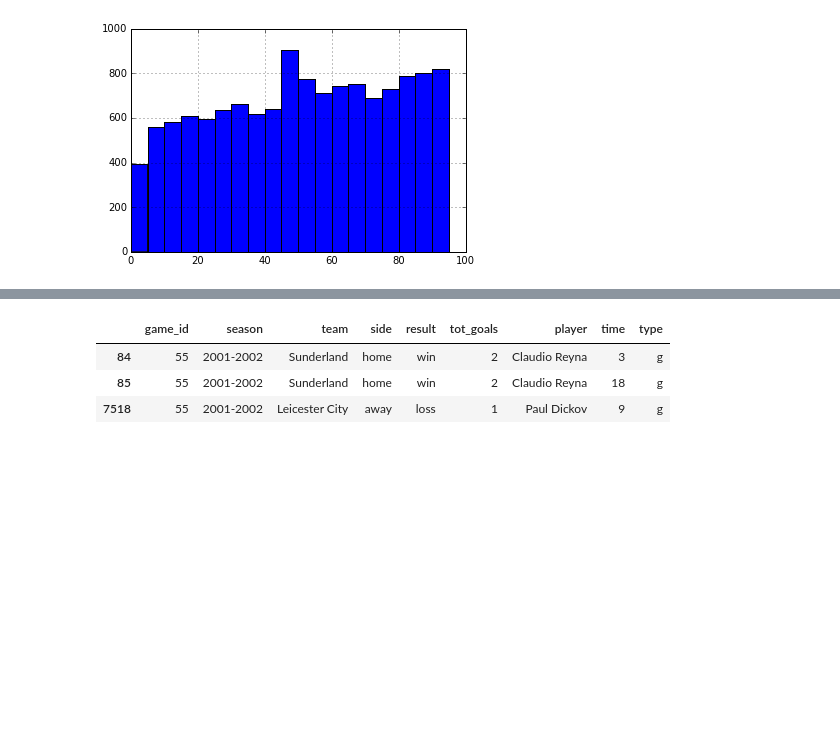
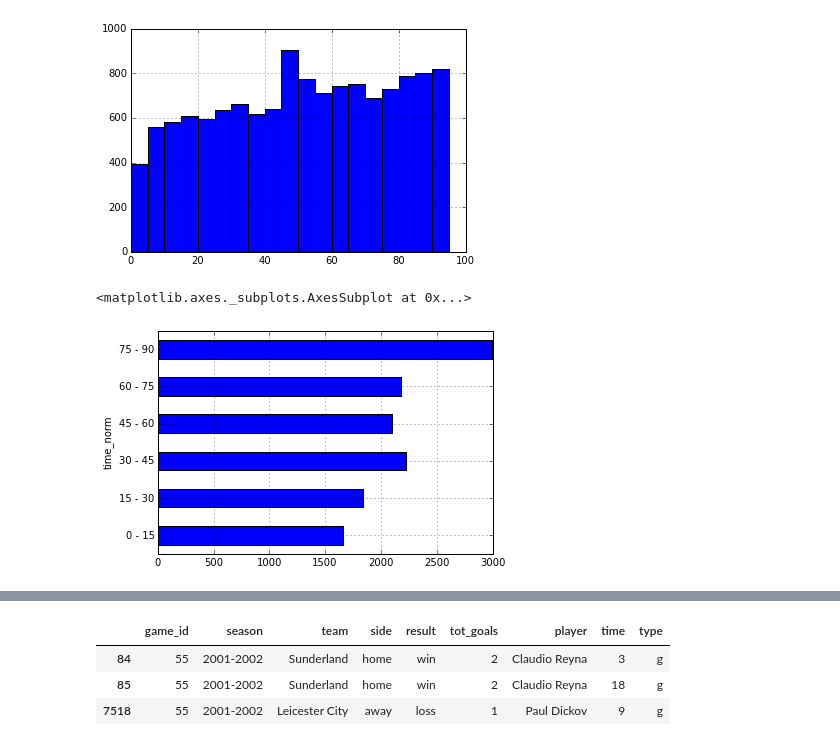
Before and after one commit to brendansudol/epl-soccer-data, a Jupyter notebook: ipy-notebooks/explore.ipynb, the cells around one changed output, grey strips where cells are left out. Cells and saved outputs as stored; diff of their text form; code cells hidden in the pictures; blank space fills up the shorter version.

```diff
--- a/ipy-notebooks/explore.ipynb
+++ b/ipy-notebooks/explore.ipynb
@@ -407,3 +408,14 @@ goals_df.time.hist(bins=19)
 <matplotlib.axes._subplots.AxesSubplot at 0x...>
 [figure]
 [figure]
+# %%
+def time_norm(t, bin=5):
+    t_start = max(min(t, 90) - 1, 0) / bin * bin
+    return '%d - %d' % (t_start, t_start + bin)
+
+goals_df['time_norm'] = goals_df['time'].apply(lambda x: time_norm(x, 15))
+
+goals_df.groupby('time_norm').size().plot(kind='barh')
+# %% [output]
+<matplotlib.axes._subplots.AxesSubplot at 0x...>
+[figure, added]
```
Also changed, not shown: parts of 7 cells of this notebook.
